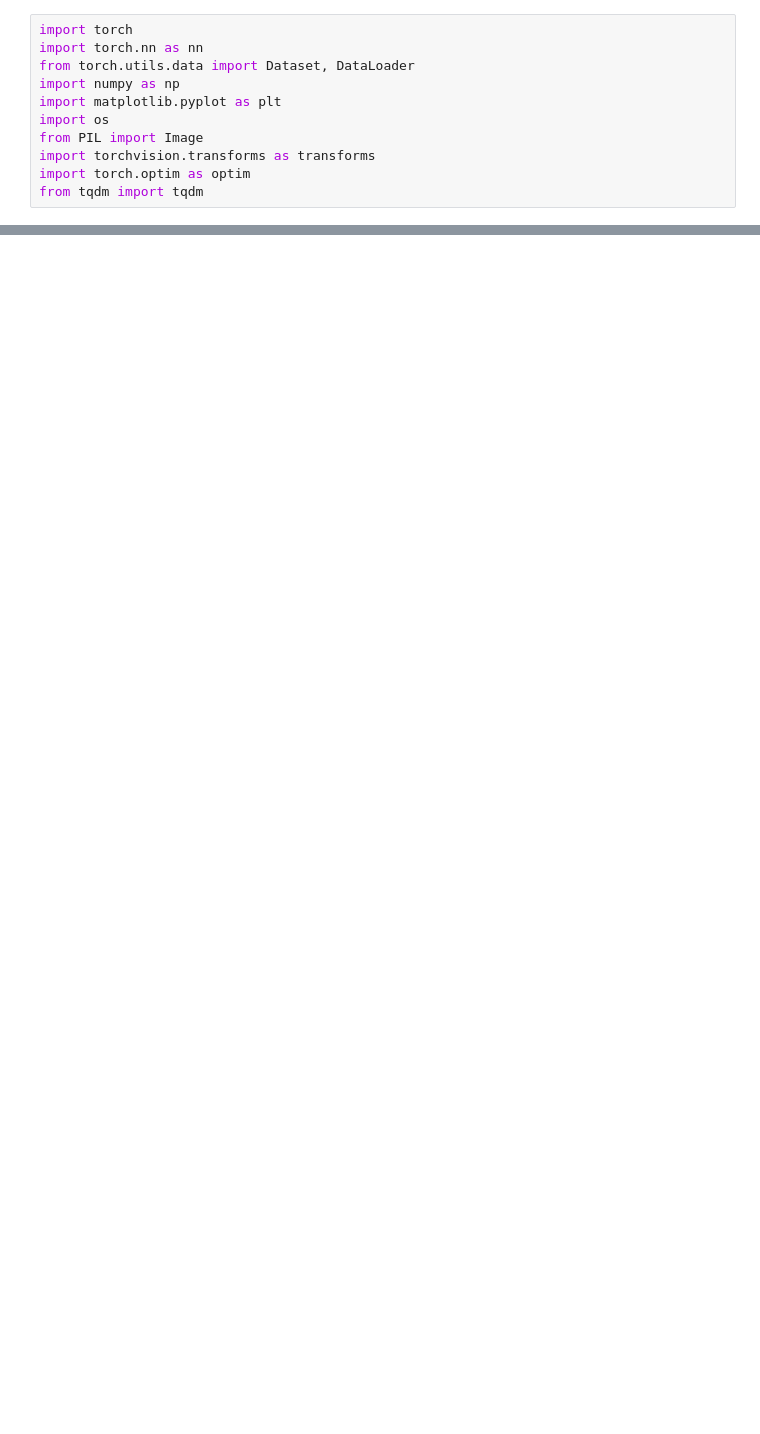
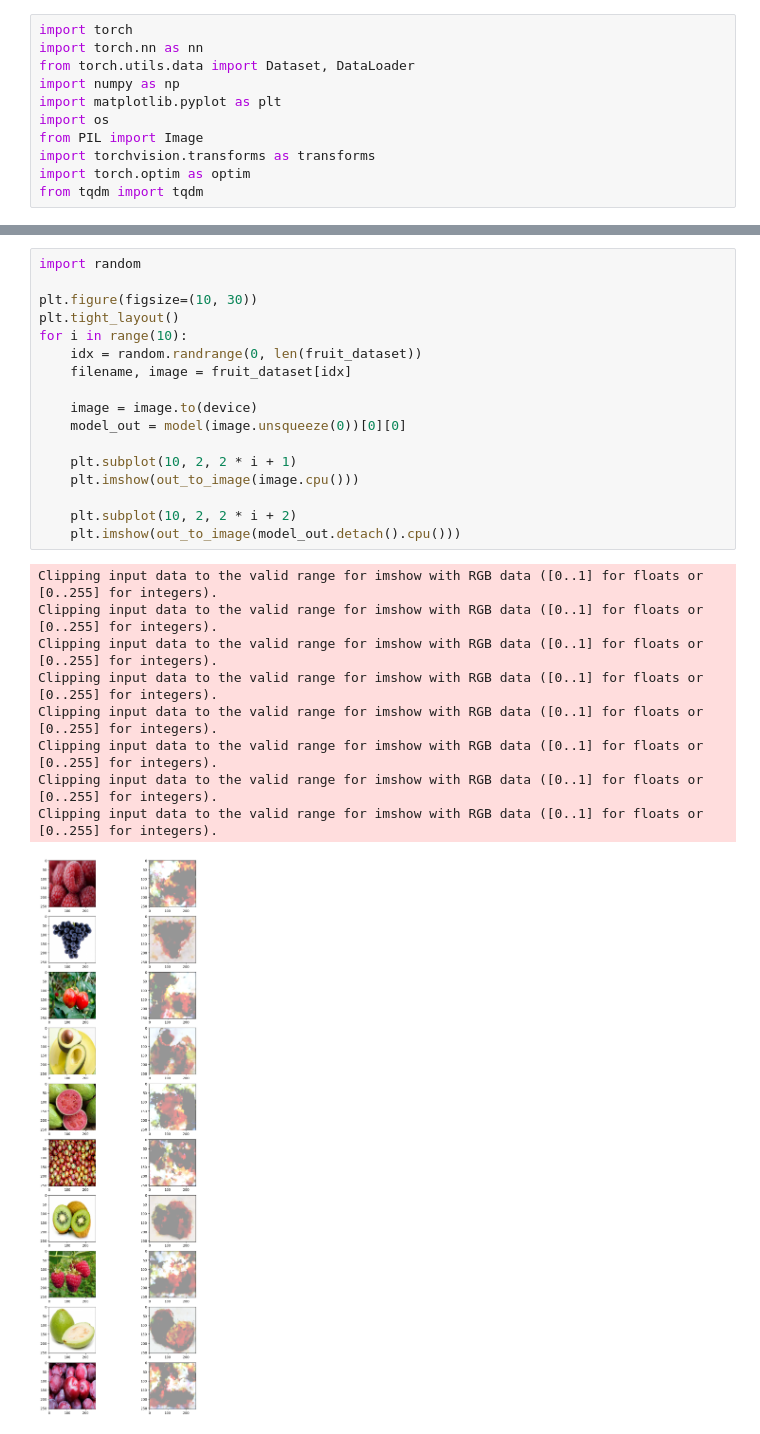
Before and after one commit to YashSax/DogVAE, a Jupyter notebook: VAE.ipynb, the cells around one changed output, grey strips where cells are left out. Cells and saved outputs as stored; diff of their text form; blank space fills up the shorter version.

Commit message:
Finalizing fruits

```diff
--- a/VAE.ipynb
+++ b/VAE.ipynb
@@ -209,0 +237,27 @@ samples = model.decode(z)
+# %%
+import random
+
+plt.figure(figsize=(10, 30))
+plt.tight_layout()
+for i in range(10):
+    idx = random.randrange(0, len(fruit_dataset))
+    filename, image = fruit_dataset[idx]
+
+    image = image.to(device)
+    model_out = model(image.unsqueeze(0))[0][0]
+
+    plt.subplot(10, 2, 2 * i + 1)
+    plt.imshow(out_to_image(image.cpu()))
+
+    plt.subplot(10, 2, 2 * i + 2)
+    plt.imshow(out_to_image(model_out.detach().cpu()))
+# %% [output]
+Clipping input data to the valid range for imshow with RGB data ([0..1] for floats or [0..255] for integers).
+Clipping input data to the valid range for imshow with RGB data ([0..1] for floats or [0..255] for integers).
+Clipping input data to the valid range for imshow with RGB data ([0..1] for floats or [0..255] for integers).
+Clipping input data to the valid range for imshow with RGB data ([0..1] for floats or [0..255] for integers).
+Clipping input data to the valid range for imshow with RGB data ([0..1] for floats or [0..255] for integers).
+Clipping input data to the valid range for imshow with RGB data ([0..1] for floats or [0..255] for integers).
+Clipping input data to the valid range for imshow with RGB data ([0..1] for floats or [0..255] for integers).
+Clipping input data to the valid range for imshow with RGB data ([0..1] for floats or [0..255] for integers).
+[figure, added]
```
Also changed, not shown: parts of 17 cells of this notebook, 4 other files.
